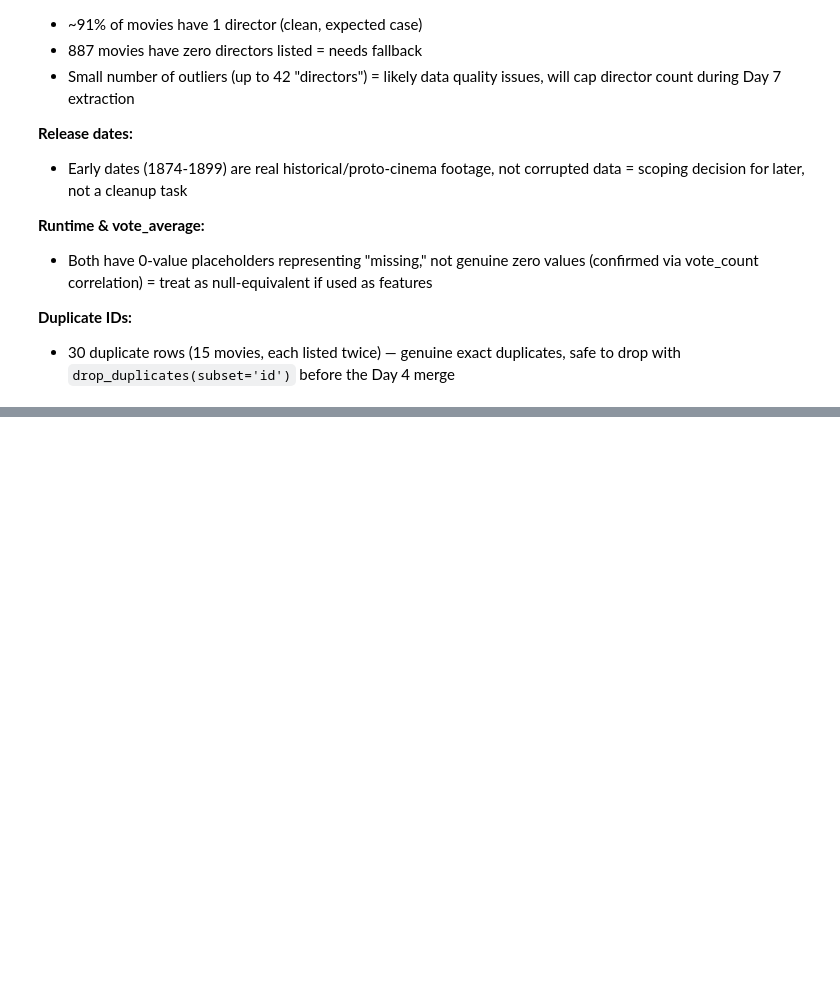
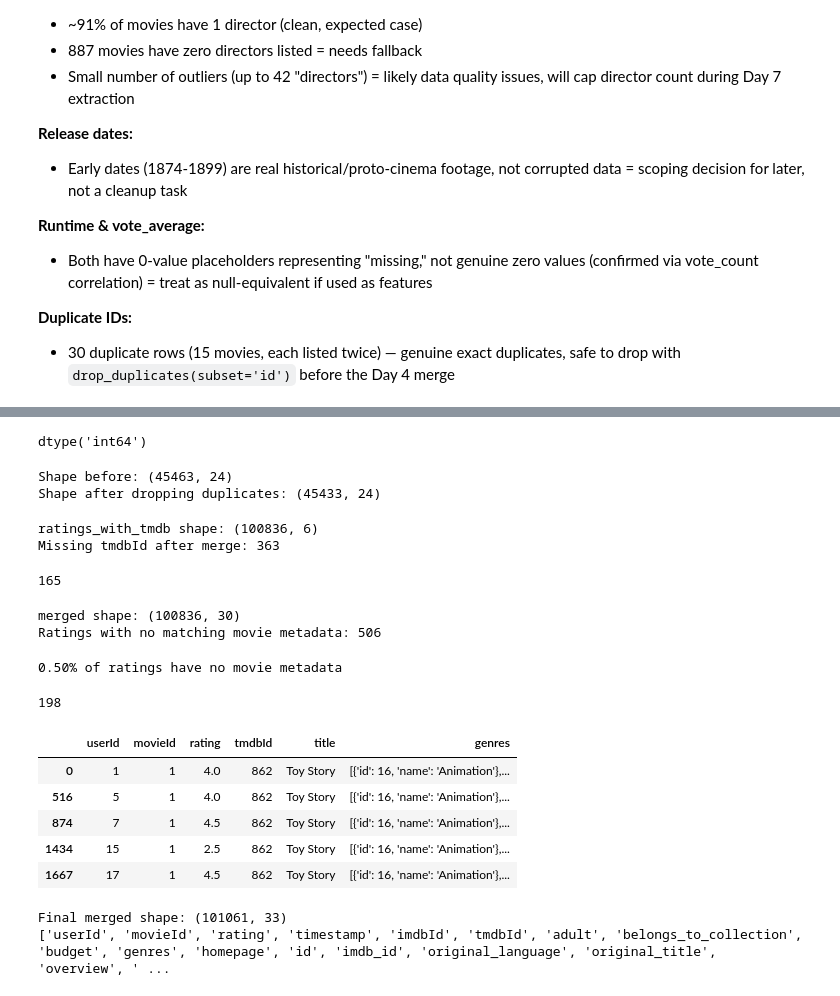
Before and after one commit to leajadaa/movie-recommender, a Jupyter notebook: notebooks/01_eda.ipynb, the cells around one changed output, grey strips where cells are left out. Saved outputs shown, nothing was run; the diff lists cells and outputs as text; code cells hidden in the pictures; blank space fills up the shorter version.

Commit message:
Dataset merging: joined ratings, movies, keywords, and credits; fixed duplicate-id merge bug

```diff
--- a/notebooks/01_eda.ipynb
+++ b/notebooks/01_eda.ipynb
@@ -453,0 +466,78 @@ dup_ids[['id', 'title', 'release_date']].head(20)
+# %%
+movies_clean['id'] = movies_clean['id'].astype(int)
+movies_clean['id'].dtype
+# %% [output]
+dtype('int64')
+# %%
+print("Shape before:", movies_clean.shape)
+
+movies_clean = movies_clean.drop_duplicates(subset='id', keep='first')
+
+print("Shape after dropping duplicates:", movies_clean.shape)
+# %% [output]
+Shape before: (45463, 24)
+Shape after dropping duplicates: (45433, 24)
+# %%
+# Hop 1: ratings -> links_kaggle (bring in tmdbId for each rating's movieId)
+ratings_with_tmdb = ratings.merge(links_kaggle, on='movieId', how='left')
+print("ratings_with_tmdb shape:", ratings_with_tmdb.shape)
+print("Missing tmdbId after merge:", ratings_with_tmdb['tmdbId'].isna().sum())
+# %% [output]
+ratings_with_tmdb shape: (100836, 6)
+Missing tmdbId after merge: 363
+# %%
+# How many *movies* (not ratings) have a missing tmdbId in this merged data
+ratings_with_tmdb[ratings_with_tmdb['tmdbId'].isna()]['movieId'].nunique()
+# %% [output]
+165
+# %%
+# tmdbId is currently a float (due to NaNs), movies_clean.id is int - need matching types
+ratings_with_tmdb['tmdbId'] = ratings_with_tmdb['tmdbId'].astype('Int64')  # nullable integer type
+
+merged = ratings_with_tmdb.merge(
+    movies_clean,
+    left_on='tmdbId',
+    right_on='id',
+    how='left'
+)
+
+print("merged shape:", merged.shape)
+print("Ratings with no matching movie metadata:", merged['title'].isna().sum())
+# %% [output]
+merged shape: (100836, 30)
+Ratings with no matching movie metadata: 506
+# %%
+# How many unique movies (not ratings) are affected overall
+merged[merged['title'].isna()]['movieId'].nunique()
+
+# As a percentage of all ratings
+print(f"{merged['title'].isna().sum() / len(merged):.2%} of ratings have no movie metadata")
+# %% [output]
+0.50% of ratings have no movie metadata
+# %%
+merged[merged['title'].isna()]['movieId'].nunique()
+# %% [output]
+198
+# %%
+# Check Toy Story specifically
+toy_story_check = merged[merged['movieId'] == 1][['userId', 'movieId', 'rating', 'tmdbId', 'title', 'genres']].head(5)
+toy_story_check
+# %% [output]
+|  | userId | movieId | rating | tmdbId | title | genres |
+| 0 | 1 | 1 | 4.0 | 862 | Toy Story | [{'id': 16, 'name': 'Animation'},... |
+| 516 | 5 | 1 | 4.0 | 862 | Toy Story | [{'id': 16, 'name': 'Animation'},... |
+| 874 | 7 | 1 | 4.5 | 862 | Toy Story | [{'id': 16, 'name': 'Animation'},... |
+| 1434 | 15 | 1 | 2.5 | 862 | Toy Story | [{'id': 16, 'name': 'Animation'},... |
+| 1667 | 17 | 1 | 4.5 | 862 | Toy Story | [{'id': 16, 'name': 'Animation'},... |
+# %%
+# Merge keywords
+merged = merged.merge(keywords, on='id', how='left')
+
+# Merge credits
+merged = merged.merge(credits, on='id', how='left')
+
+print("Final merged shape:", merged.shape)
+print(merged.columns.tolist())
+# %% [output]
+Final merged shape: (101061, 33)
+['userId', 'movieId', 'rating', 'timestamp', 'imdbId', 'tmdbId', 'adult', 'belongs_to_collection', 'budget', 'genres', 'homepage', 'id', 'imdb_id', 'original_language', 'original_title', 'overview', ' ...
```
Also changed, not shown: parts of 8 cells of this notebook.
